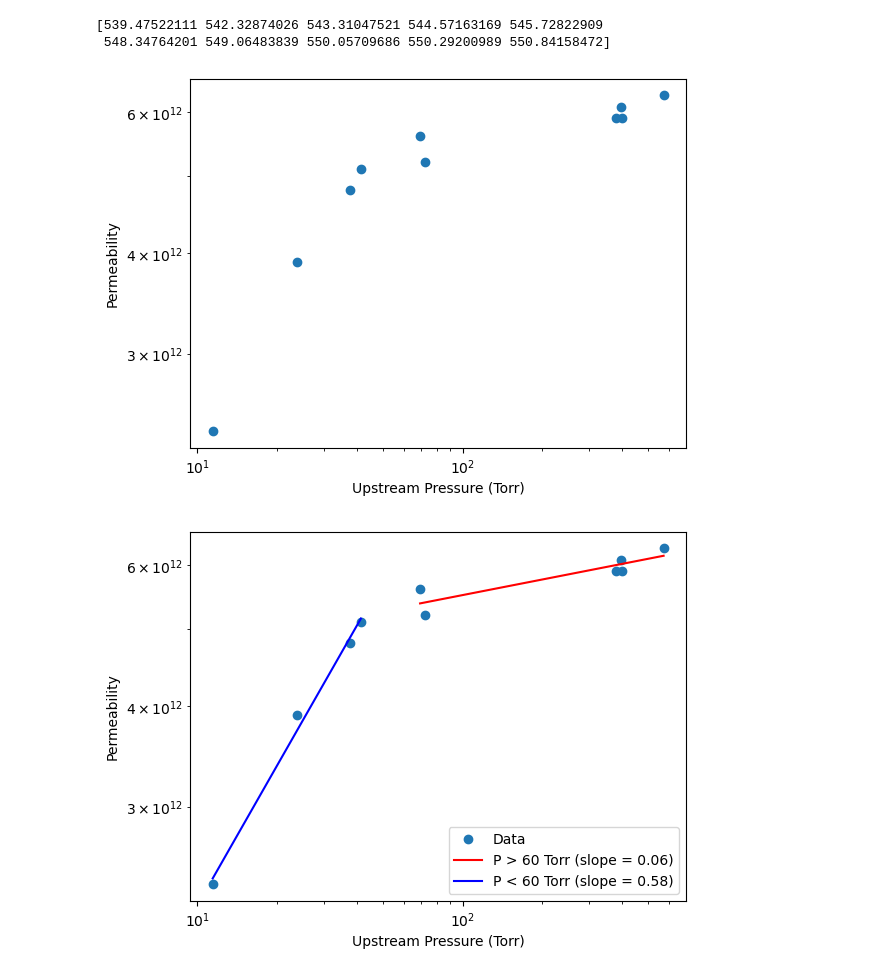
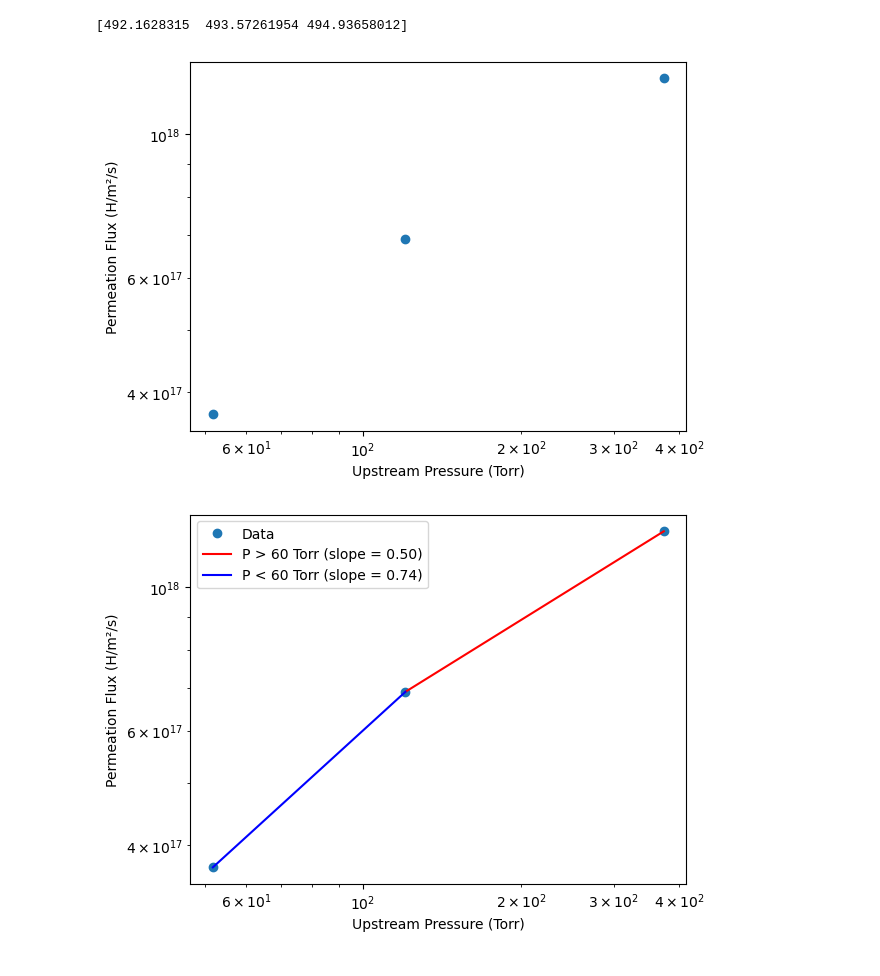
Before and after one commit to WeaverC20/permeation_barrier_analysis, a Jupyter notebook: ShieldRunsAnalysis/regime_analysis.ipynb, the cells around one changed output. Cells and saved outputs as stored; diff of their text form; code cells hidden in the pictures.

Commit message:
flux stored in results now on run and regime analysis updated

```diff
--- a/ShieldRunsAnalysis/regime_analysis.ipynb
+++ b/ShieldRunsAnalysis/regime_analysis.ipynb
@@ -20,8 +20,9 @@ csv_path = f"results/figs/{material_str}_diffusivities.csv"
 df = pd.read_csv(csv_path)
 
 # Apply parser to relevant columns
-for col in ["Temperature (K)", "Diffusivity", "Permeability"]:
-    df[col] = df[col].apply(parse_ufloat)
+for col in ["Temperature (K)", "Diffusivity", "Permeability", "Flux"]:
+    if col in df.columns:
+        df[col] = df[col].apply(parse_ufloat)
 
 # Drop rows with missing data
 df = df.dropna(subset=["Temperature (K)", "Diffusivity", "Permeability"])
@@ -34,6 +35,7 @@ T = df["Temperature (K)"].to_numpy()
 D = df["Diffusivity"].to_numpy()
 Phi = df["Permeability"].to_numpy()
 P_up = df["Upstream Pressure (Torr)"].to_numpy()
+Flux = df["Flux"].to_numpy() if "Flux" in df.columns else None
 
 # get nominal and std arrays for plotting
 T_nom = [t.n if hasattr(t, "n") else t for t in T]
@@ -41,8 +43,12 @@ D_nom = [d.n if hasattr(d, "n") else d for d in D]
 Phi_nom = [p.n if hasattr(p, "n") else p for p in Phi]
 D_std = [d.s if hasattr(d, "s") else 0 for d in D]
 Phi_std = [p.s if hasattr(p, "s") else 0 for p in Phi]
+
+if Flux is not None:
+    Flux_nom = np.array([f.n if hasattr(f, "n") else f for f in Flux])
+    Flux_std = np.array([f.s if hasattr(f, "s") else 0 for f in Flux])
 # %%
-T = 550
+T = 490
 dT = 20
 low = T - dT
 high = T + dT
@@ -58,50 +64,49 @@ idx = np.where(valid_T_nom)[0]
 print(T_nom[idx])
 
 plt.figure()
-plt.loglog(P_up[idx], Phi_nom[idx], 'o')
-plt.ylabel("Permeability")
+plt.loglog(P_up[idx], Flux_nom[idx], 'o')
+plt.ylabel("Permeation Flux (H/m²/s)")
 plt.xlabel("Upstream Pressure (Torr)")
 plt.show()
 # %% [output]
-[539.47522111 542.32874026 543.31047521 544.57163169 545.72822909
- 548.34764201 549.06483839 550.05709686 550.29200989 550.84158472]
+[492.1628315  493.57261954 494.93658012]
-[figure, old version]
+[figure, new version]
 # %%
 # Filter points above 50 torr for slope calculation
 high_pressure_mask = P_up[idx] > 60
 P_high = P_up[idx][high_pressure_mask]
-Phi_high = Phi_nom[idx][high_pressure_mask]
+Flux_high = Flux_nom[idx][high_pressure_mask]
 
-# Fit a line in log-log space: log(Phi) = slope * log(P) + intercept
+# Fit a line in log-log space: log(Flux) = slope * log(P) + intercept
 log_P_high = np.log10(P_high)
-log_Phi_high = np.log10(Phi_high)
-slope_high, intercept_high = np.polyfit(log_P_high, log_Phi_high, 1)
+log_Flux_high = np.log10(Flux_high)
+slope_high, intercept_high = np.polyfit(log_P_high, log_Flux_high, 1)
 
 # Generate fit line for high pressure
 P_fit_high = np.logspace(np.log10(P_high.min()), np.log10(P_high.max()), 60)
-Phi_fit_high = 10**(slope_high * np.log10(P_fit_high) + intercept_high)
+Flux_fit_high = 10**(slope_high * np.log10(P_fit_high) + intercept_high)
 
 # Filter points below 100 torr for slope calculation
-low_pressure_mask = P_up[idx] < 60
+low_pressure_mask = P_up[idx] < 150
 P_low = P_up[idx][low_pressure_mask]
-Phi_low = Phi_nom[idx][low_pressure_mask]
+Flux_low = Flux_nom[idx][low_pressure_mask]
 
 # Fit a line in log-log space for low pressure
 log_P_low = np.log10(P_low)
-log_Phi_low = np.log10(Phi_low)
-slope_low, intercept_low = np.polyfit(log_P_low, log_Phi_low, 1)
+log_Flux_low = np.log10(Flux_low)
+slope_low, intercept_low = np.polyfit(log_P_low, log_Flux_low, 1)
 
 # Generate fit line for low pressure
 P_fit_low = np.logspace(np.log10(P_low.min()), np.log10(P_low.max()), 60)
-Phi_fit_low = 10**(slope_low * np.log10(P_fit_low) + intercept_low)
+Flux_fit_low = 10**(slope_low * np.log10(P_fit_low) + intercept_low)
 
 plt.figure()
-plt.loglog(P_up[idx], Phi_nom[idx], 'o', label='Data')
-plt.loglog(P_fit_high, Phi_fit_high, 'r-', label=f'P > 60 Torr (slope = {slope_high:.2f})')
-plt.loglog(P_fit_low, Phi_fit_low, 'b-', label=f'P < 60 Torr (slope = {slope_low:.2f})')
-plt.ylabel("Permeability")
+plt.loglog(P_up[idx], Flux_nom[idx], 'o', label='Data')
+plt.loglog(P_fit_high, Flux_fit_high, 'r-', label=f'P > 60 Torr (slope = {slope_high:.2f})')
+plt.loglog(P_fit_low, Flux_fit_low, 'b-', label=f'P < 60 Torr (slope = {slope_low:.2f})')
+plt.ylabel("Permeation Flux (H/m²/s)")
 plt.xlabel("Upstream Pressure (Torr)")
 plt.legend()
 plt.show()
 # %% [output]
-[figure, old version]
+[figure, new version]
```
Also changed, not shown: 4 other files.
